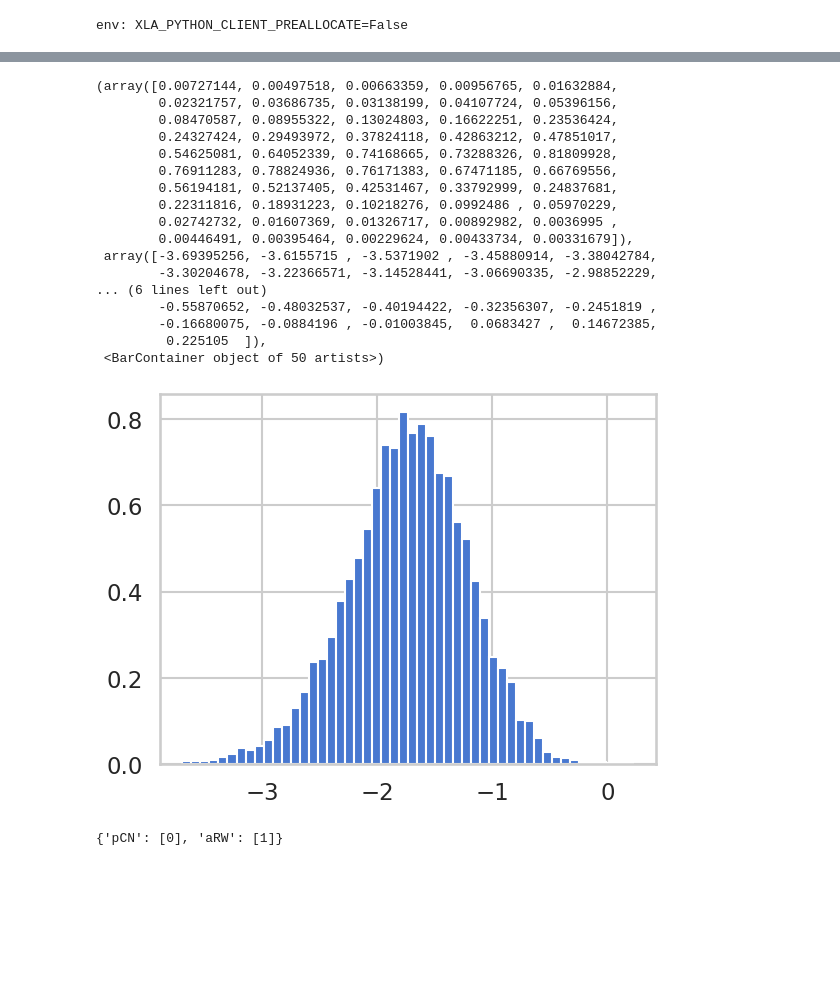
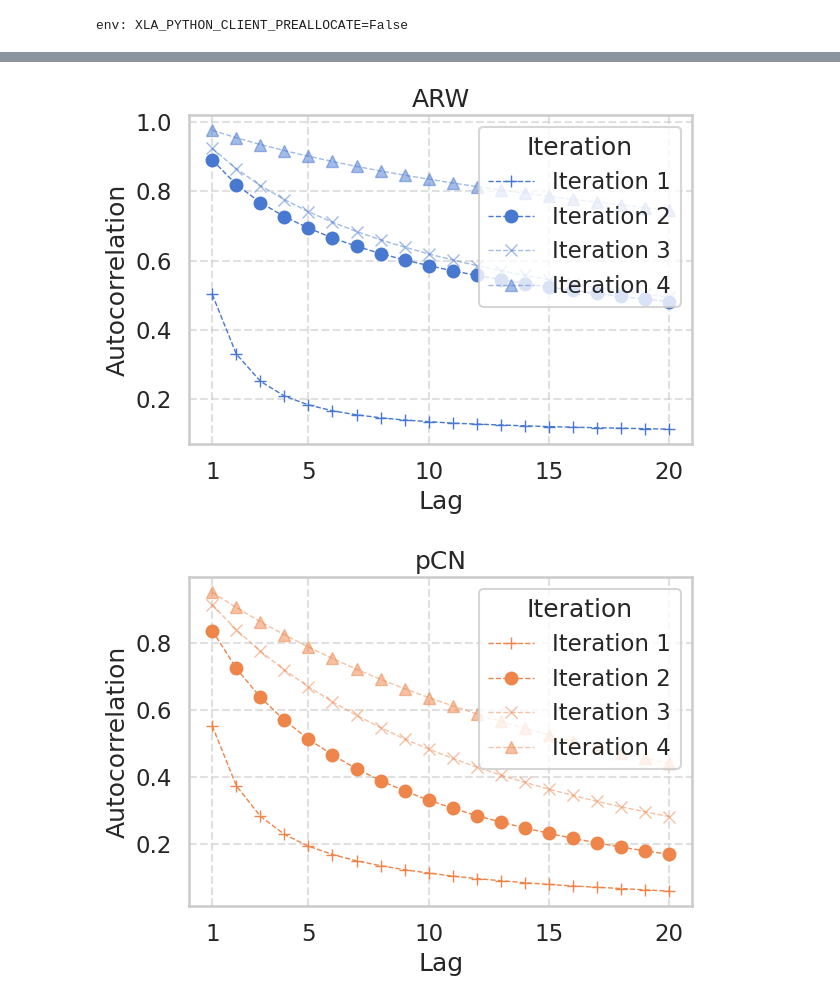
Before and after one commit to ylefay/adaptive_smc_tempering, a Jupyter notebook: adaptive_smc/experiments_bis/comparison/logistic_regression/Sonar/ACF.ipynb, the cells around one changed output, grey strips where cells are left out. Drawn from its saved outputs; the diff is of its cells as text; code cells hidden in the pictures; blank space fills up the shorter version.

```diff
--- a/adaptive_smc/experiments_bis/comparison/logistic_regression/Sonar/ACF.ipynb
+++ b/adaptive_smc/experiments_bis/comparison/logistic_regression/Sonar/ACF.ipynb
@@ -146,25 +152,55 @@ plt.show()
-# %%
-plt.hist(PKLs[1]['res'][0][0, -1, 0][..., 0].reshape(-1),bins=50, density=True)
-# %% [output]
-(array([0.00727144, 0.00497518, 0.00663359, 0.00956765, 0.01632884,
-        0.02321757, 0.03686735, 0.03138199, 0.04107724, 0.05396156,
-        0.08470587, 0.08955322, 0.13024803, 0.16622251, 0.23536424,
-        0.24327424, 0.29493972, 0.37824118, 0.42863212, 0.47851017,
-        0.54625081, 0.64052339, 0.74168665, 0.73288326, 0.81809928,
-        0.76911283, 0.78824936, 0.76171383, 0.67471185, 0.66769556,
-        0.56194181, 0.52137405, 0.42531467, 0.33792999, 0.24837681,
-        0.22311816, 0.18931223, 0.10218276, 0.0992486 , 0.05970229,
-        0.02742732, 0.01607369, 0.01326717, 0.00892982, 0.0036995 ,
-        0.00446491, 0.00395464, 0.00229624, 0.00433734, 0.00331679]),
- array([-3.69395256, -3.6155715 , -3.5371902 , -3.45880914, -3.38042784,
-        -3.30204678, -3.22366571, -3.14528441, -3.06690335, -2.98852229,
-... (6 lines left out)
-        -0.55870652, -0.48032537, -0.40194422, -0.32356307, -0.2451819 ,
-        -0.16680075, -0.0884196 , -0.01003845,  0.0683427 ,  0.14672385,
-         0.225105  ]),
- <BarContainer object of 50 artists>)
-[figure, removed]
-# %%
-idx_proposal
-# %% [output]
-{'pCN': [0], 'aRW': [1]}
+# %%
+import matplotlib.pyplot as plt
+import seaborn as sns
+import numpy as np
+
+LAG = 20  # from 1 to 20
+xticks = np.arange(1, LAG+1)
+display_x_ticks = np.concatenate([[1], np.arange(5, LAG+1, 5)])
+
+MARGINAL = True  # Use marginal samples if True
+
+# Match Seaborn style
+sns.set(style='whitegrid', context='talk', palette='muted')
+
+colors = sns.color_palette('muted')[:3]
+alphas = [1., 1., 0.5, 0.5]
+component_idx = 1
+
+# Create a figure for each proposal
+for p_idx, proposal in enumerate(idx_proposal):
+    if MARGINAL_ACF and not LOAD_MARGINAL:
+        samples = jnp.concatenate([PKLs[idx]['res'][0][:,:,0, ..., component_idx, jnp.newaxis] for idx in idx_proposal[proposal]], axis=0) # tricks to avoid computing full acf since we are interested only in diagonal terms
+        acfs = correct_acf(samples, max_order=LAG)[..., 0, 0]
+    elif LOAD_MARGINAL:
+        samples = jnp.concatenate([PKLs[idx]['res'][0][:,:,0, ...] for idx in idx_proposal[proposal]], axis=0) # tricks to avoid computing full acf since we are interested only in diagonal terms
+        acfs = correct_acf(samples, max_order=LAG)[..., 0, 0]
+    else:
+        samples = jnp.concatenate([PKLs[idx]['res'][0][:,:,0] for idx in idx_proposal[proposal]], axis=0)
+        acfs = correct_acf(samples, max_order=LAG)[..., component_idx, component_idx]
+
+    # Plot lines for each iteration
+    for idx_it, it in enumerate([1, 2, 3, 4]):
+        marker = ['+', 'o', 'x', '^'][idx_it % 4]
+        plt.plot(xticks, acfs[:, it],
+                 marker=marker,
+                 label=f"Iteration {it}",
+                 color=colors[p_idx],
+                 alpha=alphas[idx_it],
+                 linewidth=1,
+                 linestyle="--")
+
+    # Customize each plot
+    plt.title(f"{proposal}")
+    plt.xlabel("Lag")
+    plt.ylabel("Autocorrelation")
+    plt.xticks(ticks=display_x_ticks)
+    plt.legend(title='Iteration', loc='upper right')
+    plt.grid(True, linestyle='--', alpha=0.6)
+
+    plt.tight_layout()
+    plt.savefig(DIR + f"ACF_{proposal}.pdf", dpi=300)
+    plt.show()
+# %% [output]
+[figure, added]
+[figure, added]
```
Also changed, not shown: parts of 9 cells of this notebook, 9 other files.
